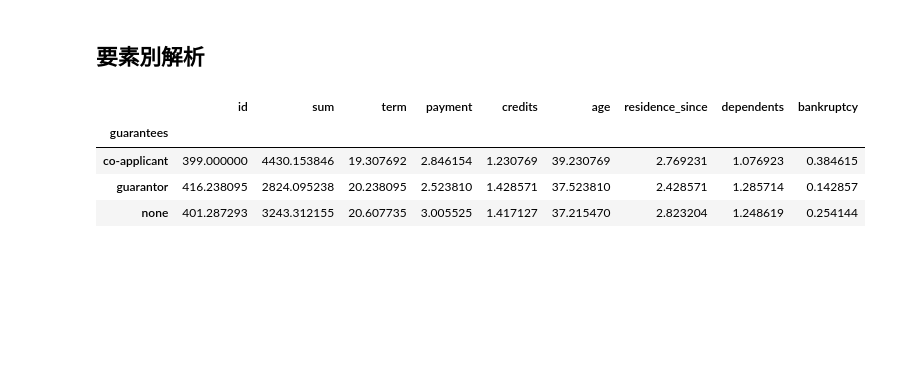
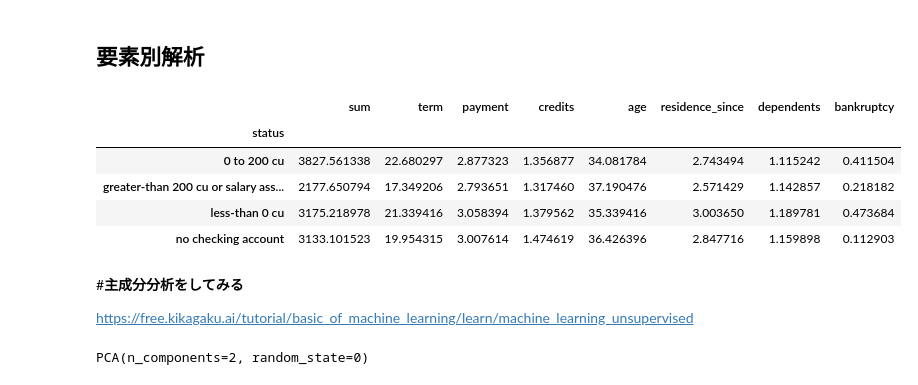
Before and after one commit to ykitaguchi77/Kaggle, a Jupyter notebook: Bunkruptcy-prediction.ipynb, the cells around one changed output. Cells and saved outputs as stored; diff of their text form; code cells hidden in the pictures; blank space fills up the shorter version.

```diff
--- a/Bunkruptcy-prediction.ipynb
+++ b/Bunkruptcy-prediction.ipynb
@@ -1529,3 +1511,29 @@ status
+# %%
+df = pd.concat([train_df, test_df], axis=0, ignore_index=True)
+cat_features = df.columns[df.dtypes == 'object'].to_list()
+cat_features.append('bankruptcy')
+num_features = df.columns[df.dtypes != 'object'].to_list()
+num_features.remove('bankruptcy')
+num_features.remove('id')
+
+#drop the id column
+df1 = df.drop(['id'], axis=1).copy()
+
+#encode all the categorical variables with aggregated percentage of bankruptcy
+df2 = df1.copy()
+for feature in cat_features[:-1]:
+    df2[feature] = df2.groupby([feature])['bankruptcy'].transform(np.mean)
+
+#standardize all the numerical features
+from sklearn.preprocessing import StandardScaler
+df3 = df2.copy()
+scaler = StandardScaler()
+df3[df3.columns[:-1]] = scaler.fit_transform(df3[df3.columns[:-1]])
+
+#split the data back to train and test sets
+X_train = df3.iloc[:train_df.shape[0],:-1].copy()
+y_train = df3.iloc[:train_df.shape[0],-1].copy()
+X_test = df3.iloc[train_df.shape[0]:,:-1].copy()
 # %% [markdown]
 ## 年齢別解析
 # %%
@@ -1639,12 +1654,13 @@ immigrant >> no immigrant
 """
 # %% [markdown]
 ## 要素別解析
-# %%
-#co-applicantは破産しやすい説
-middle_df.groupby("guarantees").mean()
-# %% [output]
-|  | id | sum | term | payment | credits | age | residence_since | dependents | bankruptcy |
-| guarantees |  |  |  |  |  |  |  |  |  |
-| co-applicant | 399.000000 | 4430.153846 | 19.307692 | 2.846154 | 1.230769 | 39.230769 | 2.769231 | 1.076923 | 0.384615 |
-| guarantor | 416.238095 | 2824.095238 | 20.238095 | 2.523810 | 1.428571 | 37.523810 | 2.428571 | 1.285714 | 0.142857 |
-| none | 401.287293 | 3243.312155 | 20.607735 | 3.005525 | 1.417127 | 37.215470 | 2.823204 | 1.248619 | 0.254144 |
+# %%
+#statusが"less-than 0 cu", "0 to 200 cu"だと圧倒的に破産しやすい
+df1.groupby("status").mean()
+# %% [output]
+|  | sum | term | payment | credits | age | residence_since | dependents | bankruptcy |
+| status |  |  |  |  |  |  |  |  |
+| 0 to 200 cu | 3827.561338 | 22.680297 | 2.877323 | 1.356877 | 34.081784 | 2.743494 | 1.115242 | 0.411504 |
+| greater-than 200 cu or salary ass... | 2177.650794 | 17.349206 | 2.793651 | 1.317460 | 37.190476 | 2.571429 | 1.142857 | 0.218182 |
+| less-than 0 cu | 3175.218978 | 21.339416 | 3.058394 | 1.379562 | 35.339416 | 3.003650 | 1.189781 | 0.473684 |
+| no checking account | 3133.101523 | 19.954315 | 3.007614 | 1.474619 | 36.426396 | 2.847716 | 1.159898 | 0.112903 |
@@ -1650,0 +1675,4 @@ middle_df.groupby("guarantees").mean()
+# %% [markdown]
+#**主成分分析をしてみる**
+
+https://free.kikagaku.ai/tutorial/basic_of_machine_learning/learn/machine_learning_unsupervised
@@ -1650,0 +1687,9 @@ middle_df.groupby("guarantees").mean()
+# %%
+# モデルの定義
+from sklearn.decomposition import PCA
+pca = PCA(n_components=n_component, random_state=0)
+
+# モデルの学習
+pca.fit(X_train)
+# %% [output]
+PCA(n_components=2, random_state=0)
```
Also changed, not shown: parts of 8 cells of this notebook.
